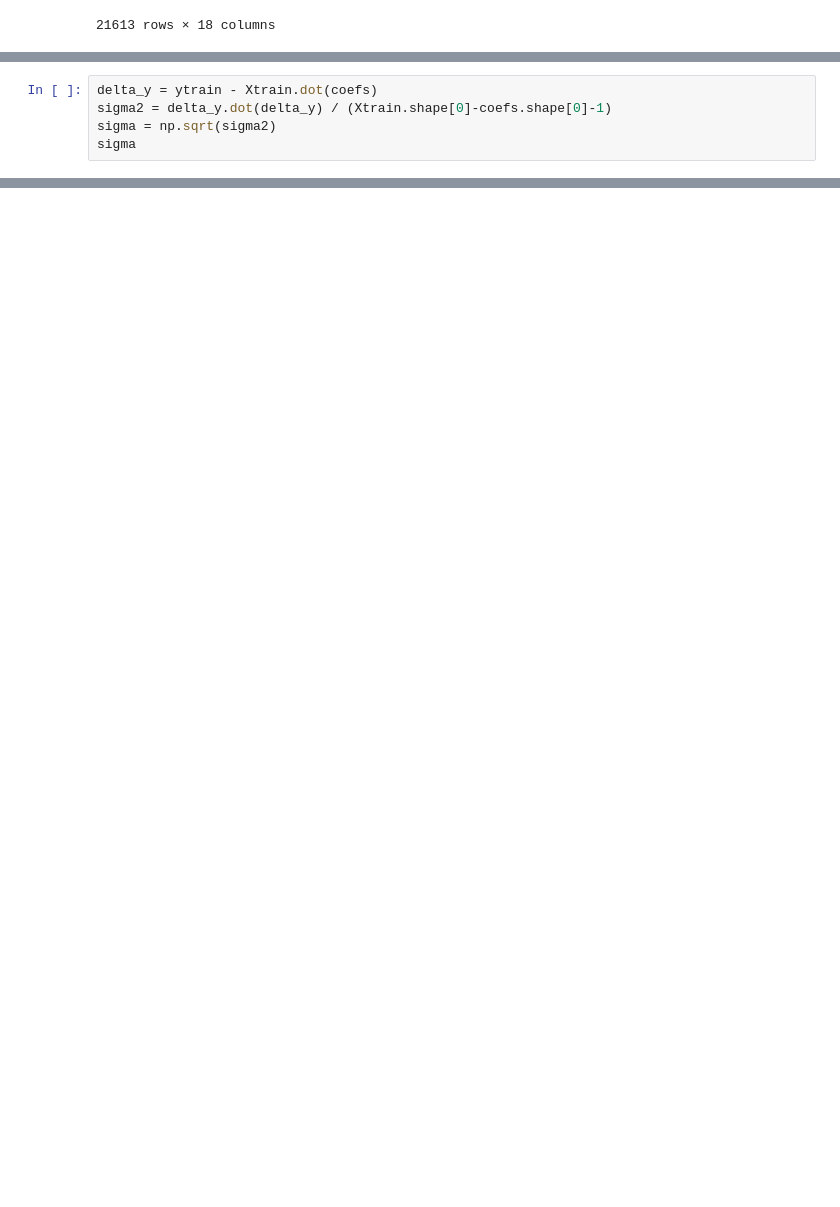
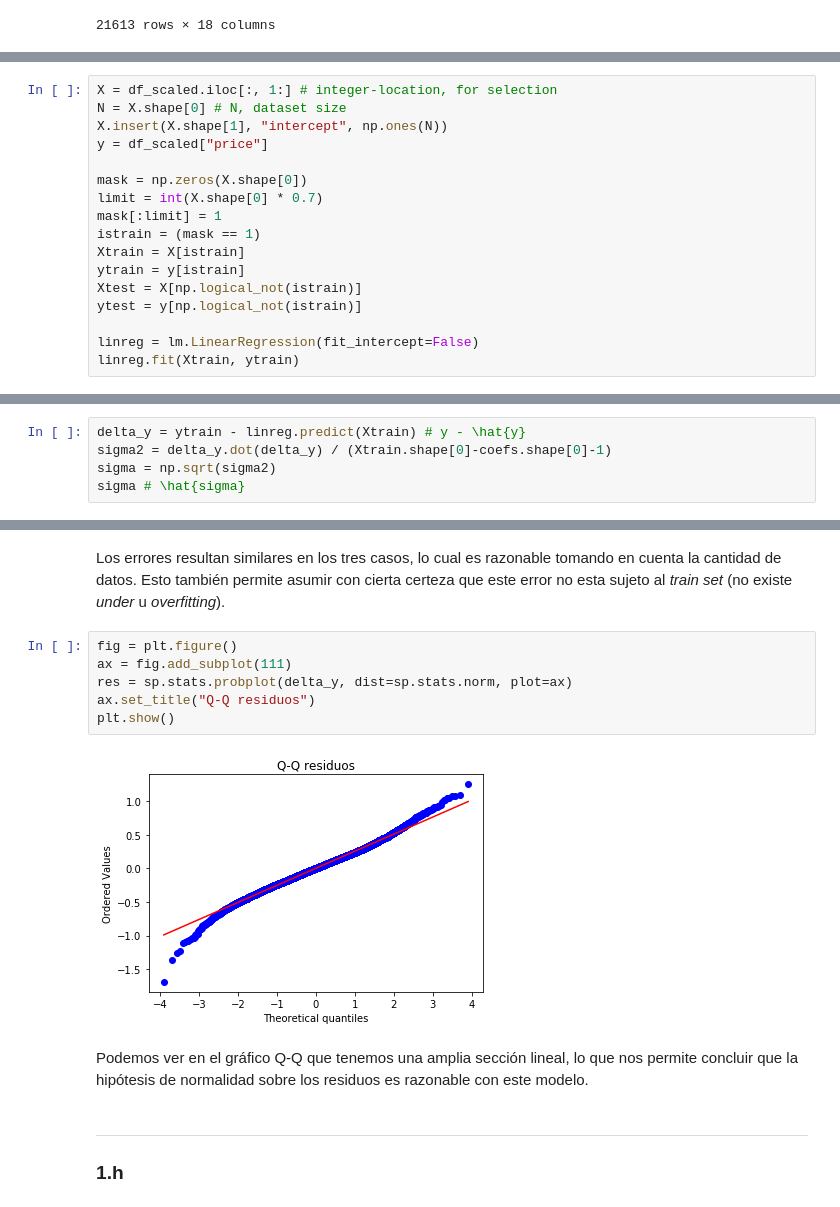
Before and after one commit to vlizanae/INF393, a Jupyter notebook: tarea-1/tarea-1.ipynb, the cells around one changed output, grey strips where cells are left out. Cells and saved outputs as stored; diff of their text form; blank space fills up the shorter version.

```diff
--- a/tarea-1/tarea-1.ipynb
+++ b/tarea-1/tarea-1.ipynb
@@ -111,0 +144,17 @@ df_scaled
+# %%
+X = df_scaled.iloc[:, 1:] # integer-location, for selection
+N = X.shape[0] # N, dataset size
+X.insert(X.shape[1], "intercept", np.ones(N))
+y = df_scaled["price"]
+
+mask = np.zeros(X.shape[0])
+limit = int(X.shape[0] * 0.7)
+mask[:limit] = 1
+istrain = (mask == 1)
+Xtrain = X[istrain]
+ytrain = y[istrain]
+Xtest = X[np.logical_not(istrain)]
+ytest = y[np.logical_not(istrain)]
+
+linreg = lm.LinearRegression(fit_intercept=False)
+linreg.fit(Xtrain, ytrain)
@@ -111,0 +175,5 @@ df_scaled
+# %%
+delta_y = ytrain - linreg.predict(Xtrain) # y - \hat{y}
+sigma2 = delta_y.dot(delta_y) / (Xtrain.shape[0]-coefs.shape[0]-1)
+sigma = np.sqrt(sigma2)
+sigma # \hat{sigma}
@@ -144,5 +206,0 @@ array([ -1.16182863e-02,   6.12922452e-02,  -6.73691683e+11,
-# %%
-delta_y = ytrain - Xtrain.dot(coefs)
-sigma2 = delta_y.dot(delta_y) / (Xtrain.shape[0]-coefs.shape[0]-1)
-sigma = np.sqrt(sigma2)
-sigma
@@ -159,0 +240,15 @@ array([ 0.,  0.,  0.,  0.,  0.,  0.,  0.,  0.,  0.,  0.,  0.,  0.,  0.,
+# %% [markdown]
+Los errores resultan similares en los tres casos, lo cual es razonable tomando en cuenta la cantidad de datos. Esto también permite asumir con cierta certeza que este error no esta sujeto al _train set_ (no existe _under_ u _overfitting_).
+# %%
+fig = plt.figure()
+ax = fig.add_subplot(111)
+res = sp.stats.probplot(delta_y, dist=sp.stats.norm, plot=ax)
+ax.set_title("Q-Q residuos")
+plt.show()
+# %% [output]
+[figure, added]
+# %% [markdown]
+Podemos ver en el gráfico Q-Q que tenemos una amplia sección lineal, lo que nos permite concluir que la hipótesis de normalidad sobre los residuos es razonable con este modelo.
+# %% [markdown]
+---
+### 1.h
```
Also changed, not shown: parts of 28 cells of this notebook.
